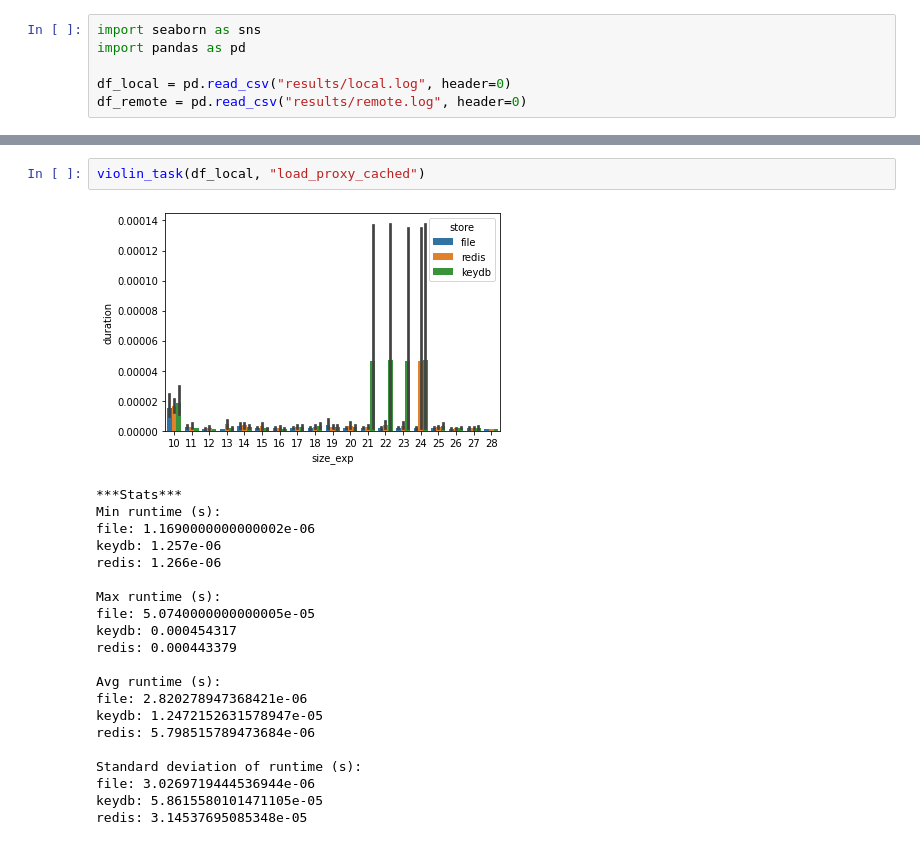
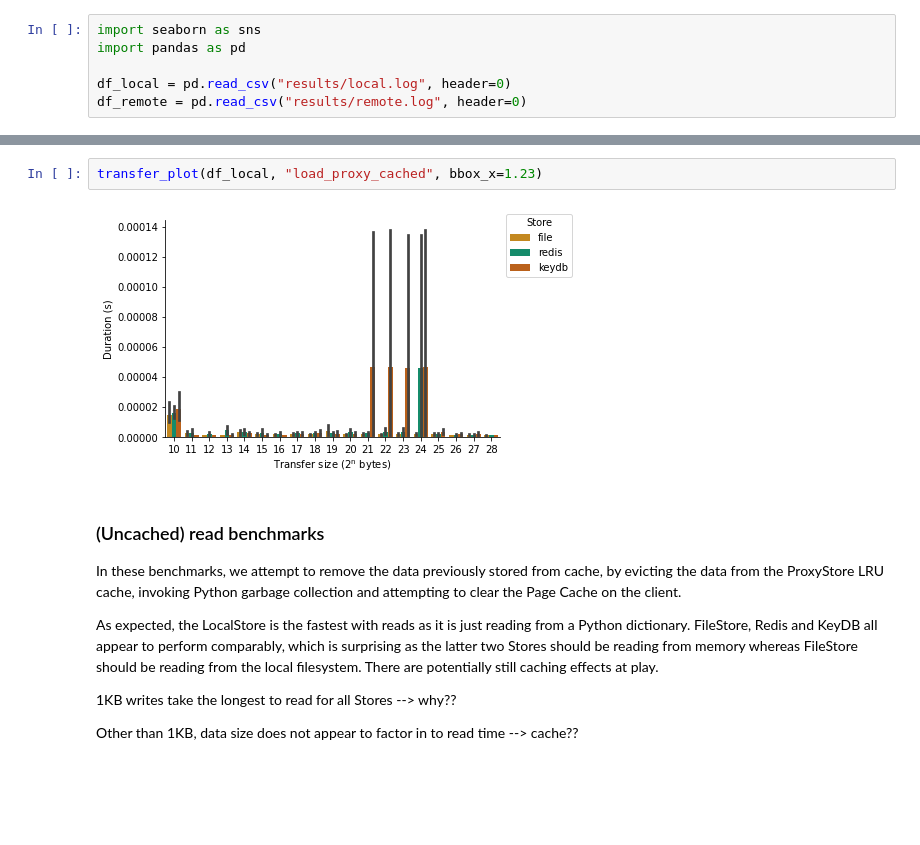
Before and after one commit to ValHayot/chameleon-ps-rdma, a Jupyter notebook: benchmark/Benchmark_visualizations.ipynb, the cells around one changed output, grey strips where cells are left out. Cells and saved outputs as stored; diff of their text form; blank space fills up the shorter version.

```diff
--- a/benchmark/Benchmark_visualizations.ipynb
+++ b/benchmark/Benchmark_visualizations.ipynb
@@ -155,25 +165,20 @@ redis: 0.004281923474295316
 # %%
-violin_task(df_local, "load_proxy_cached")
+transfer_plot(df_local, "load_proxy_cached", bbox_x=1.23)
 # %% [output]
-[figure, old version]
+[figure, new version]
-***Stats***
-Min runtime (s):
-file: 1.1690000000000002e-06
-keydb: 1.257e-06
-redis: 1.266e-06
-
-Max runtime (s):
-file: 5.0740000000000005e-05
-keydb: 0.000454317
-redis: 0.000443379
-
-Avg runtime (s):
-file: 2.820278947368421e-06
-keydb: 1.2472152631578947e-05
-redis: 5.798515789473684e-06
-
-Standard deviation of runtime (s):
-file: 3.0269719444536944e-06
-keydb: 5.8615580101471105e-05
-redis: 3.14537695085348e-05
+# %% [markdown]
+### (Uncached) read benchmarks
+
+In these benchmarks, we attempt to remove the data previously stored from cache, by evicting
+the data from the ProxyStore LRU cache, invoking Python garbage collection and attempting to
+clear the Page Cache on the client.
+
+As expected, the LocalStore is the fastest with reads as it is just reading from a Python
+dictionary. FileStore, Redis and KeyDB all appear to perform comparably, which is surprising
+as the latter two Stores should be reading from memory whereas FileStore should be reading
+from the local filesystem. There are potentially still caching effects at play.
+
+1KB writes take the longest to read for all Stores --> why??
+
+Other than 1KB, data size does not appear to factor in to read time --> cache??
 # %%
```
Also changed, not shown: parts of 23 cells of this notebook, 1 other file.
